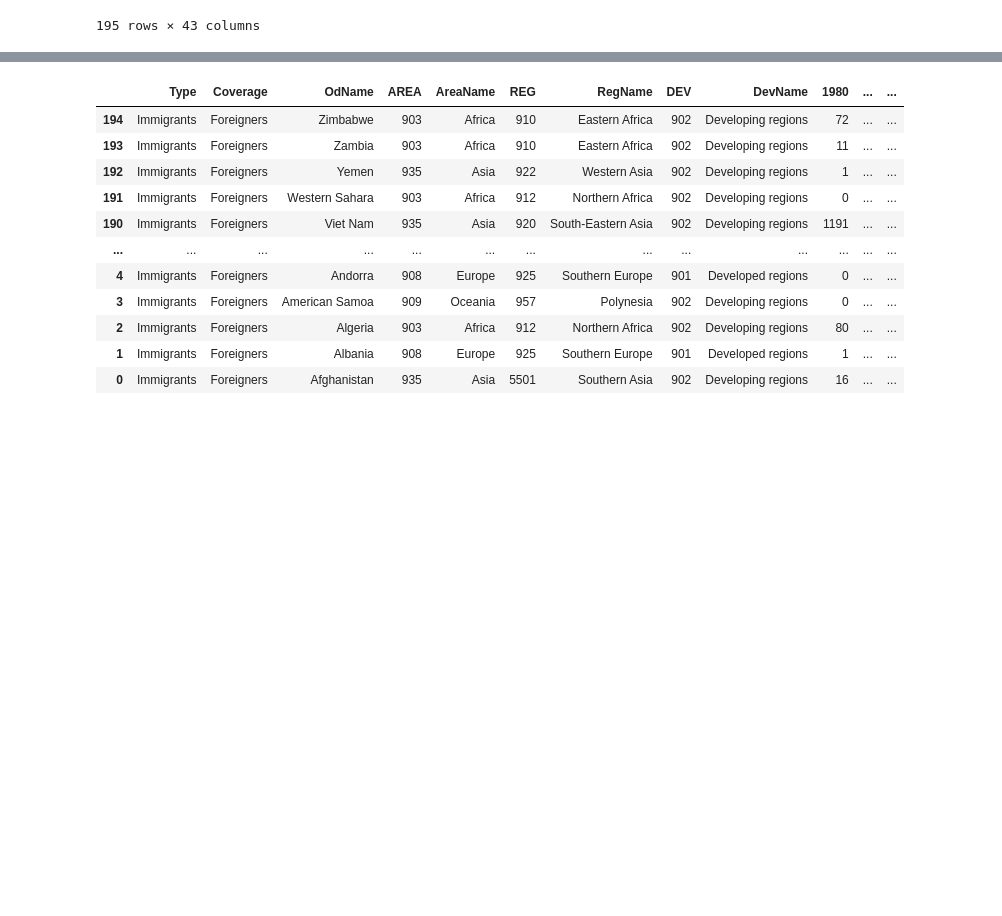
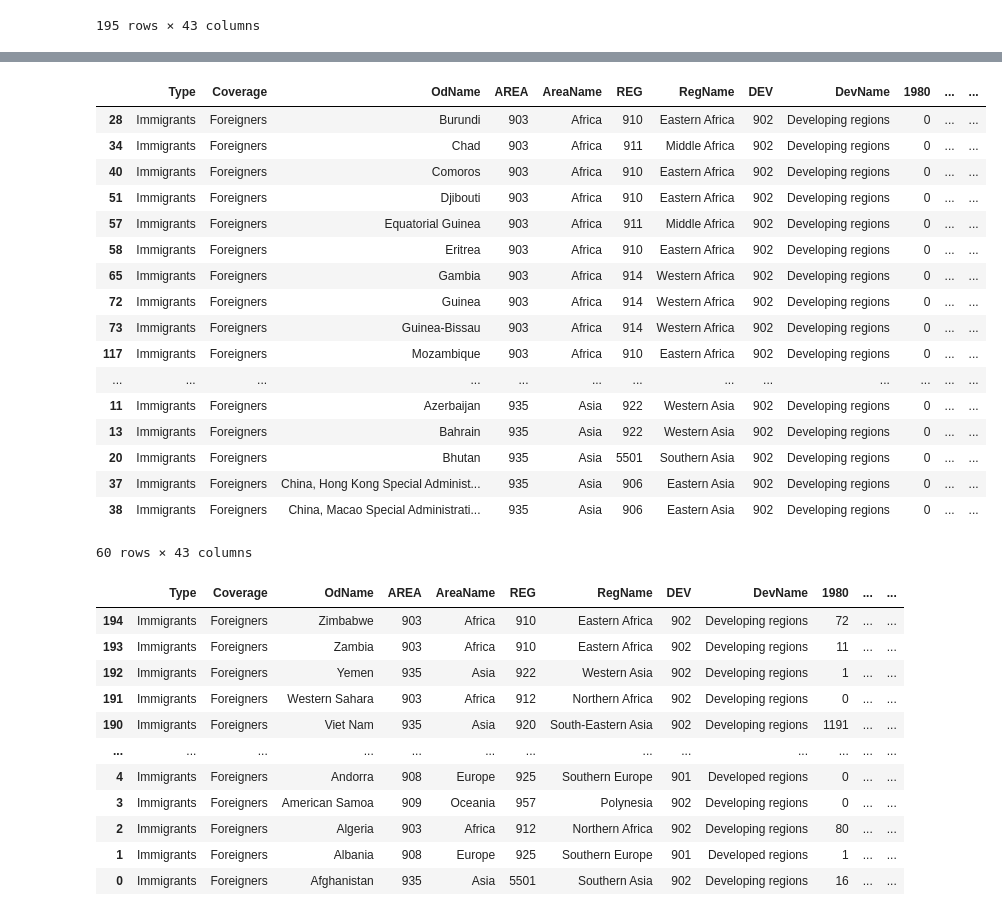
Before and after one commit to y-usuf09/Python---Data-Analytics, a Jupyter notebook: pandas_basics/Analysis.ipynb, the cells around one changed output, grey strips where cells are left out. Cells and saved outputs as stored; diff of their text form; code cells hidden in the pictures; blank space fills up the shorter version.

```diff
--- a/pandas_basics/Analysis.ipynb
+++ b/pandas_basics/Analysis.ipynb
@@ -669,3 +685,24 @@ df.sort_values(by='OdName')
+# %%
+df.sort_values(by=['AreaName',1980,'OdName'])[:60]
+# %% [output]
+|  | Type | Coverage | OdName | AREA | AreaName | REG | RegName | DEV | DevName | 1980 | ... | ... |
+| 28 | Immigrants | Foreigners | Burundi | 903 | Africa | 910 | Eastern Africa | 902 | Developing regions | 0 | ... | ... |
+| 34 | Immigrants | Foreigners | Chad | 903 | Africa | 911 | Middle Africa | 902 | Developing regions | 0 | ... | ... |
+| 40 | Immigrants | Foreigners | Comoros | 903 | Africa | 910 | Eastern Africa | 902 | Developing regions | 0 | ... | ... |
+| 51 | Immigrants | Foreigners | Djibouti | 903 | Africa | 910 | Eastern Africa | 902 | Developing regions | 0 | ... | ... |
+| 57 | Immigrants | Foreigners | Equatorial Guinea | 903 | Africa | 911 | Middle Africa | 902 | Developing regions | 0 | ... | ... |
+| 58 | Immigrants | Foreigners | Eritrea | 903 | Africa | 910 | Eastern Africa | 902 | Developing regions | 0 | ... | ... |
+| 65 | Immigrants | Foreigners | Gambia | 903 | Africa | 914 | Western Africa | 902 | Developing regions | 0 | ... | ... |
+| 72 | Immigrants | Foreigners | Guinea | 903 | Africa | 914 | Western Africa | 902 | Developing regions | 0 | ... | ... |
+| 73 | Immigrants | Foreigners | Guinea-Bissau | 903 | Africa | 914 | Western Africa | 902 | Developing regions | 0 | ... | ... |
+| 117 | Immigrants | Foreigners | Mozambique | 903 | Africa | 910 | Eastern Africa | 902 | Developing regions | 0 | ... | ... |
+| ... | ... | ... | ... | ... | ... | ... | ... | ... | ... | ... | ... | ... |
+| 11 | Immigrants | Foreigners | Azerbaijan | 935 | Asia | 922 | Western Asia | 902 | Developing regions | 0 | ... | ... |
+| 13 | Immigrants | Foreigners | Bahrain | 935 | Asia | 922 | Western Asia | 902 | Developing regions | 0 | ... | ... |
+| 20 | Immigrants | Foreigners | Bhutan | 935 | Asia | 5501 | Southern Asia | 902 | Developing regions | 0 | ... | ... |
+| 37 | Immigrants | Foreigners | China, Hong Kong Special Administ... | 935 | Asia | 906 | Eastern Asia | 902 | Developing regions | 0 | ... | ... |
+| 38 | Immigrants | Foreigners | China, Macao Special Administrati... | 935 | Asia | 906 | Eastern Asia | 902 | Developing regions | 0 | ... | ... |
+60 rows × 43 columns
 # %%
 df.sort_values(by='OdName', ascending=False)
 # %% [output]
```
Also changed, not shown: parts of 5 cells of this notebook.
